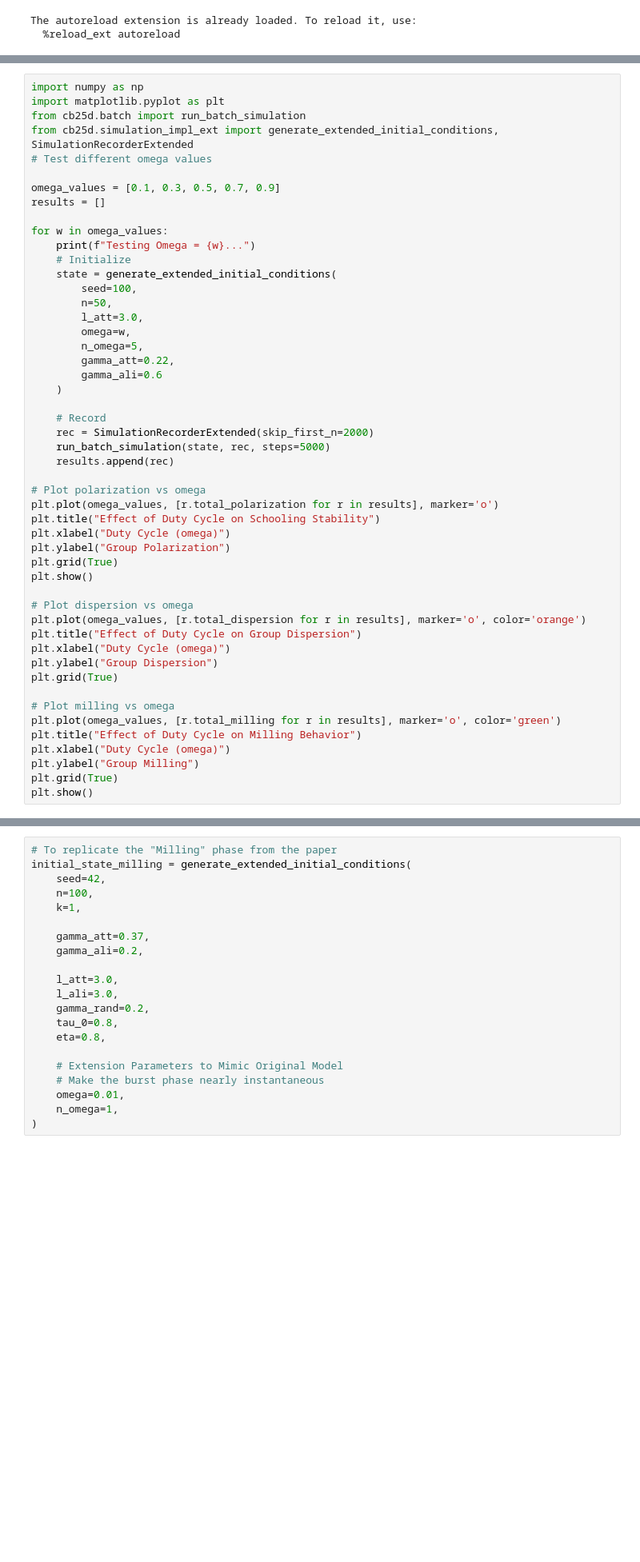
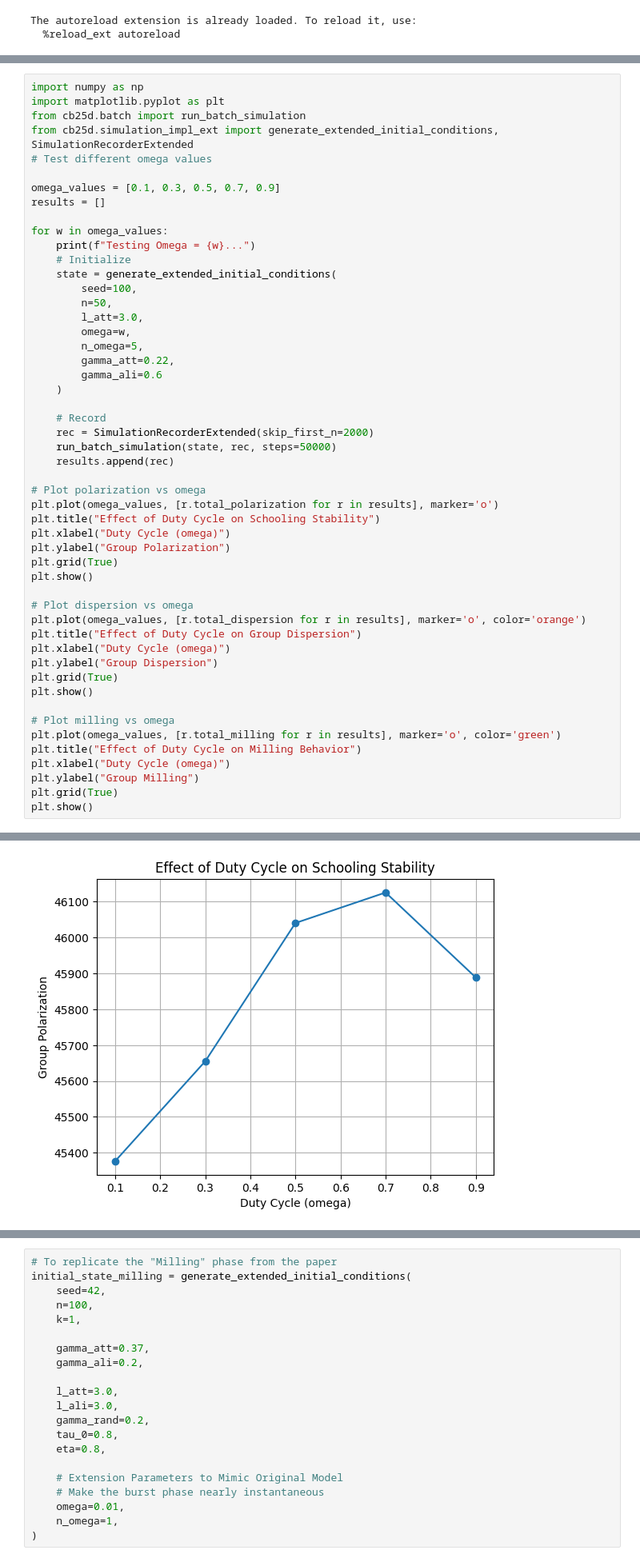
Before and after one commit to anzehocevar/SkupinskoVedenje_skupinaD, a Jupyter notebook: notebooks/fish_model_ext.ipynb, the cells around one changed output, grey strips where cells are left out. Shown at 80% size. Cells and saved outputs as stored; diff of their text form; blank space fills up the shorter version.

Commit message:
plots for omega and n_omega -> probably note correct, but hits the general idea

```diff
--- a/notebooks/fish_model_ext.ipynb
+++ b/notebooks/fish_model_ext.ipynb
@@ -100,7 +100,7 @@ for w in omega_values:
 
     # Record
     rec = SimulationRecorderExtended(skip_first_n=2000)
-    run_batch_simulation(state, rec, steps=5000)
+    run_batch_simulation(state, rec, steps=50000)
     results.append(rec)
 
 # Plot polarization vs omega
@@ -117,6 +117,7 @@ plt.title("Effect of Duty Cycle on Group Dispersion")
 plt.xlabel("Duty Cycle (omega)")
 plt.ylabel("Group Dispersion")
 plt.grid(True)
+plt.show()
 
 # Plot milling vs omega
 plt.plot(omega_values, [r.total_milling for r in results], marker='o', color='green')
@@ -125,3 +126,4 @@ plt.xlabel("Duty Cycle (omega)")
 plt.ylabel("Group Milling")
 plt.grid(True)
 plt.show()
+# %% [output]
@@ -127,0 +135 @@ plt.show()
+[figure, added]
```
Also changed, not shown: parts of 4 cells of this notebook.
